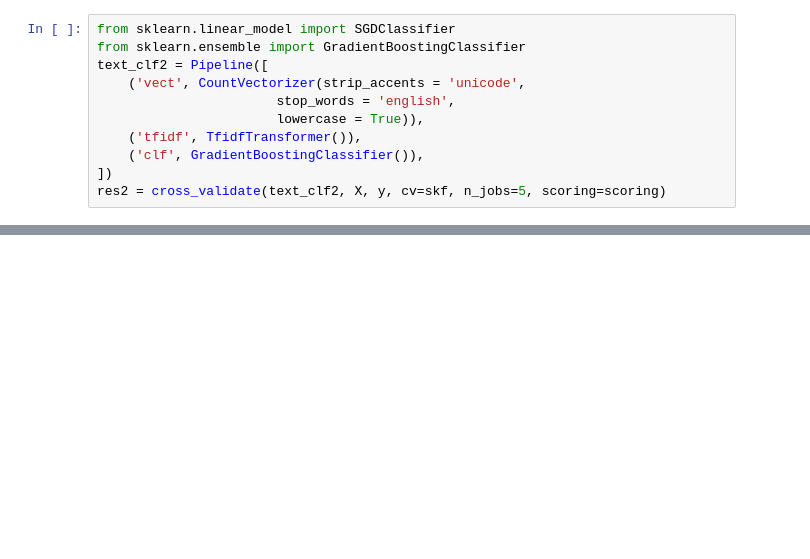
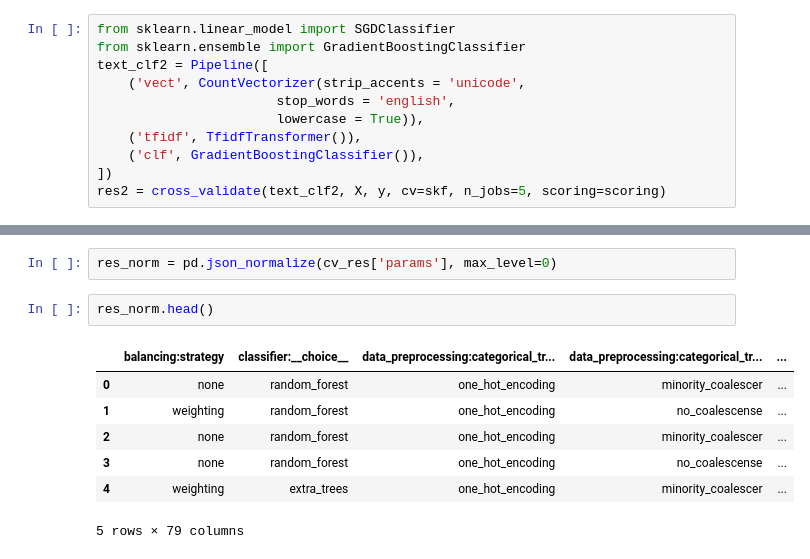
Before and after one commit to peterzukerman/Twitter-Sarcasm-Detection, a Jupyter notebook: sarcasm_classification.ipynb, the cells around one changed output, grey strips where cells are left out. Saved outputs shown, nothing was run; the diff lists cells and outputs as text; blank space fills up the shorter version.

```diff
--- a/sarcasm_classification.ipynb
+++ b/sarcasm_classification.ipynb
@@ -189,0 +250,12 @@ Macro Avg precision: 0.6573184880454089, recall 0.774, F1 score 0.71083642008303
+# %%
+res_norm = pd.json_normalize(cv_res['params'], max_level=0)
+# %%
+res_norm.head()
+# %% [output]
+|  | balancing:strategy | classifier:__choice__ | data_preprocessing:categorical_tr... | data_preprocessing:categorical_tr... | ... |
+| 0 | none | random_forest | one_hot_encoding | minority_coalescer | ... |
+| 1 | weighting | random_forest | one_hot_encoding | no_coalescense | ... |
+| 2 | none | random_forest | one_hot_encoding | minority_coalescer | ... |
+| 3 | none | random_forest | one_hot_encoding | no_coalescense | ... |
+| 4 | weighting | extra_trees | one_hot_encoding | minority_coalescer | ... |
+5 rows × 79 columns
```
Also changed, not shown: parts of 12 cells of this notebook, 2 other files.
